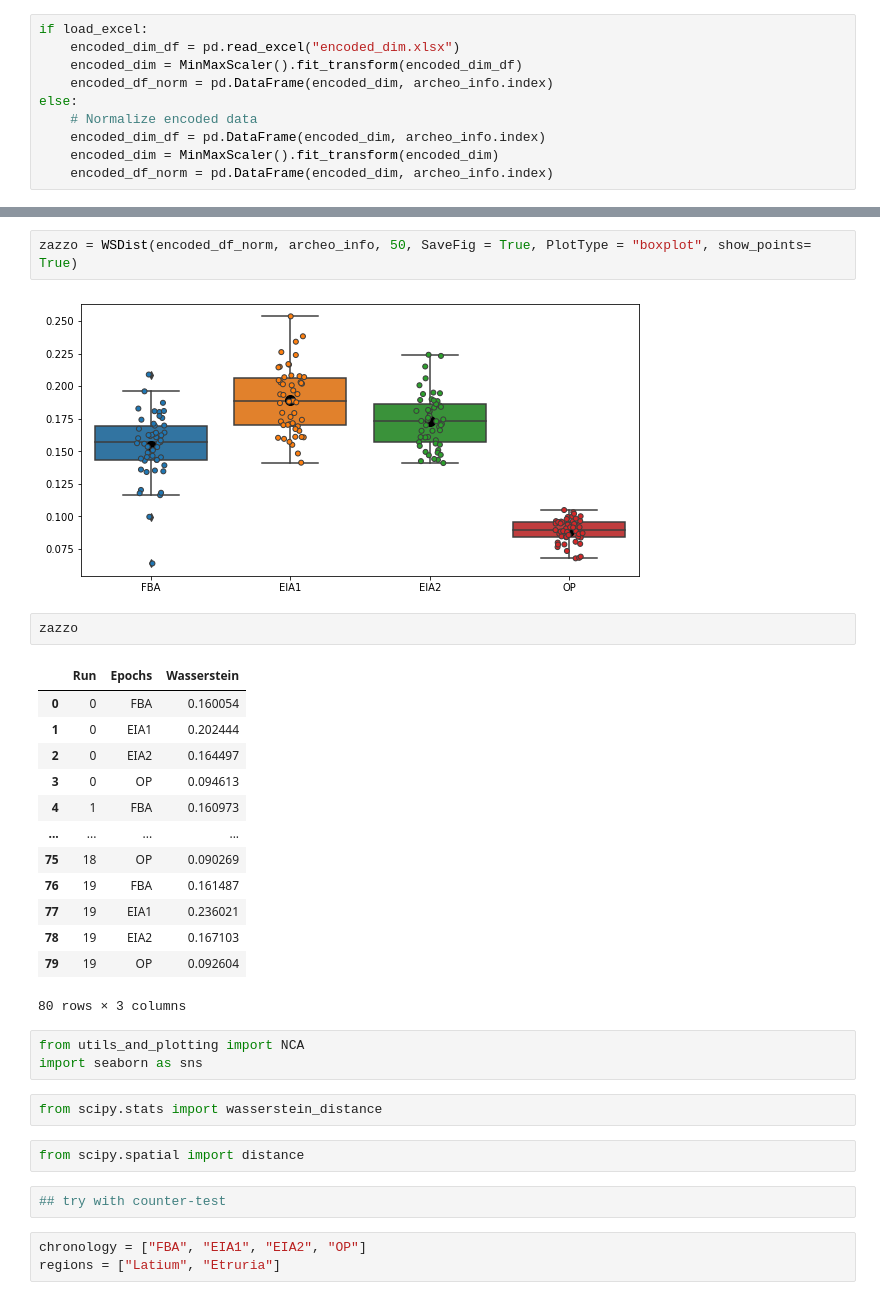
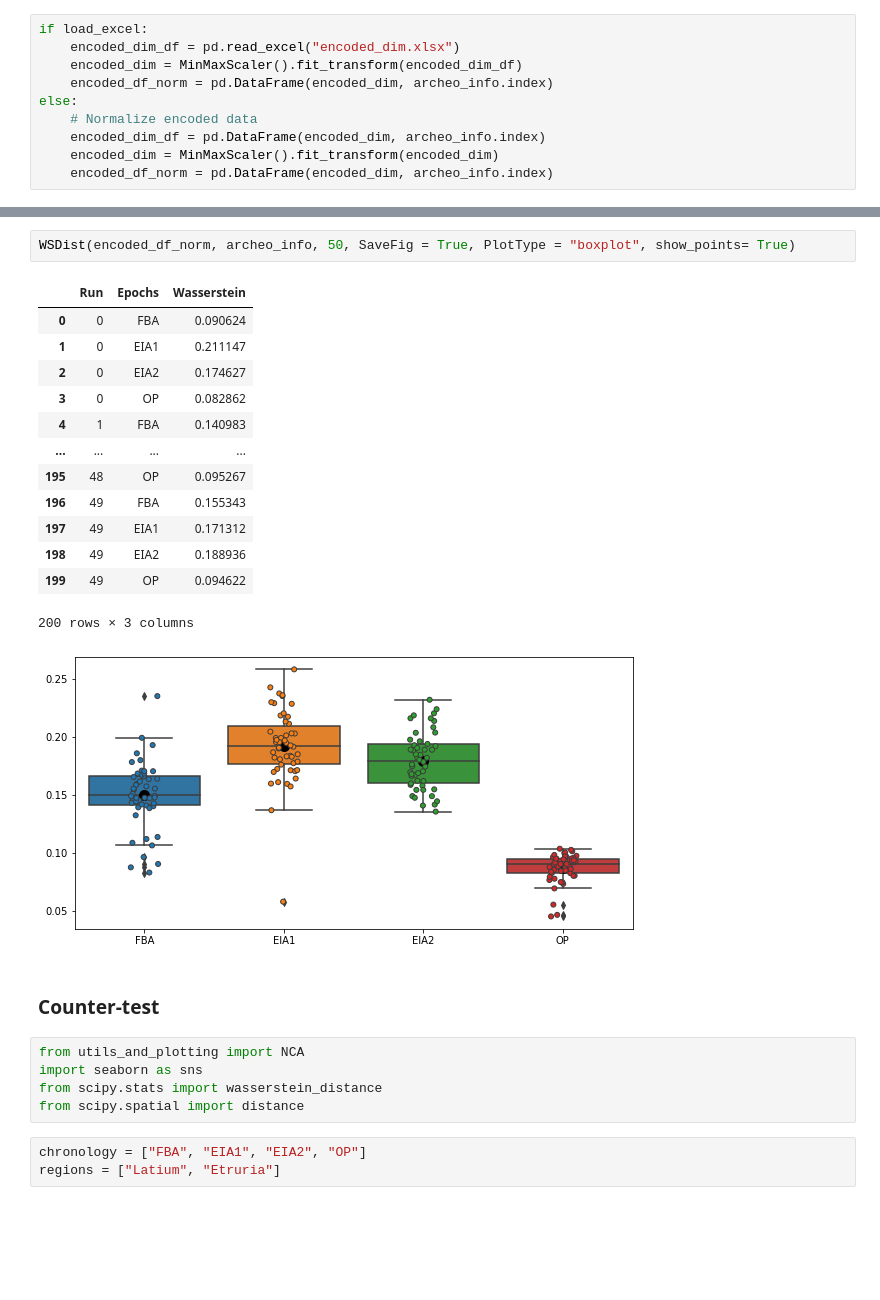
Before and after one commit to lrncrd/VAEpots, a Jupyter notebook: VAEpots.ipynb, the cells around one changed output, grey strips where cells are left out. Cells and saved outputs as stored; diff of their text form; blank space fills up the shorter version.

```diff
--- a/VAEpots.ipynb
+++ b/VAEpots.ipynb
@@ -354,32 +263,27 @@ def WSDist(data, archeo_info, resampling_number = 50, PlotType = "violin", show_
 # %%
-zazzo = WSDist(encoded_df_norm, archeo_info, 50, SaveFig = True, PlotType = "boxplot", show_points= True)
+WSDist(encoded_df_norm, archeo_info, 50, SaveFig = True, PlotType = "boxplot", show_points= True)
 # %% [output]
+|  | Run | Epochs | Wasserstein |
+| 0 | 0 | FBA | 0.090624 |
+| 1 | 0 | EIA1 | 0.211147 |
+| 2 | 0 | EIA2 | 0.174627 |
+| 3 | 0 | OP | 0.082862 |
+| 4 | 1 | FBA | 0.140983 |
+| ... | ... | ... | ... |
+| 195 | 48 | OP | 0.095267 |
+| 196 | 49 | FBA | 0.155343 |
+| 197 | 49 | EIA1 | 0.171312 |
+| 198 | 49 | EIA2 | 0.188936 |
+| 199 | 49 | OP | 0.094622 |
+200 rows × 3 columns
-[figure, old version]
+[figure, new version]
-# %%
-zazzo
-# %% [output]
-|  | Run | Epochs | Wasserstein |
-| 0 | 0 | FBA | 0.160054 |
-| 1 | 0 | EIA1 | 0.202444 |
-| 2 | 0 | EIA2 | 0.164497 |
-| 3 | 0 | OP | 0.094613 |
-| 4 | 1 | FBA | 0.160973 |
-| ... | ... | ... | ... |
-| 75 | 18 | OP | 0.090269 |
-| 76 | 19 | FBA | 0.161487 |
-| 77 | 19 | EIA1 | 0.236021 |
-| 78 | 19 | EIA2 | 0.167103 |
-| 79 | 19 | OP | 0.092604 |
-80 rows × 3 columns
+# %% [markdown]
+### Counter-test
 # %%
 from utils_and_plotting import NCA
 import seaborn as sns
+from scipy.stats import wasserstein_distance
+from scipy.spatial import distance
-# %%
-from scipy.stats import wasserstein_distance
-# %%
-from scipy.spatial import distance
-# %%
-## try with counter-test
 # %%
 chronology = ["FBA", "EIA1", "EIA2", "OP"]
 regions = ["Latium", "Etruria"]
```
Also changed, not shown: parts of 29 cells of this notebook, 14 other files.
